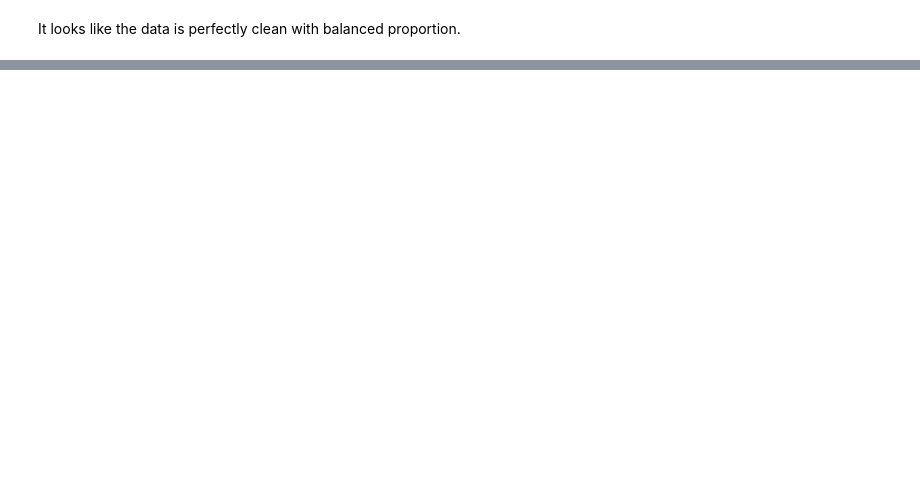
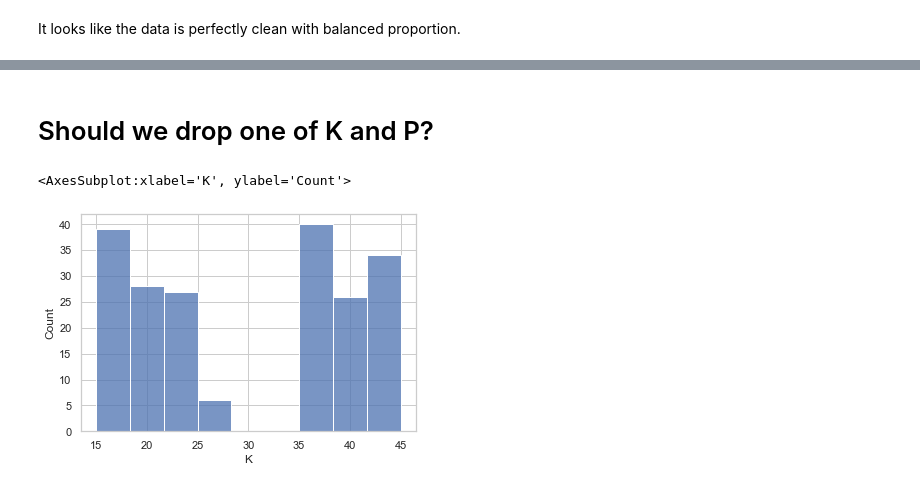
Before and after one commit to Mahnaz-Meem/Mid-Bootcamp-project, a Jupyter notebook: notebooks/main.ipynb, the cells around one changed output, grey strips where cells are left out. Drawn from its saved outputs; the diff is of its cells as text; code cells hidden in the pictures; blank space fills up the shorter version.

```diff
--- a/notebooks/main.ipynb
+++ b/notebooks/main.ipynb
@@ -134,0 +163,7 @@ plt.show()
+# %% [markdown]
+# Should we drop one of K and P?
+# %%
+sns.histplot(data = crop[crop['label'].isin(['rice', 'maize'])]['K'])
+# %% [output]
+<AxesSubplot:xlabel='K', ylabel='Count'>
+[figure, added]
```
Also changed, not shown: parts of 58 cells of this notebook, 22 other files.
